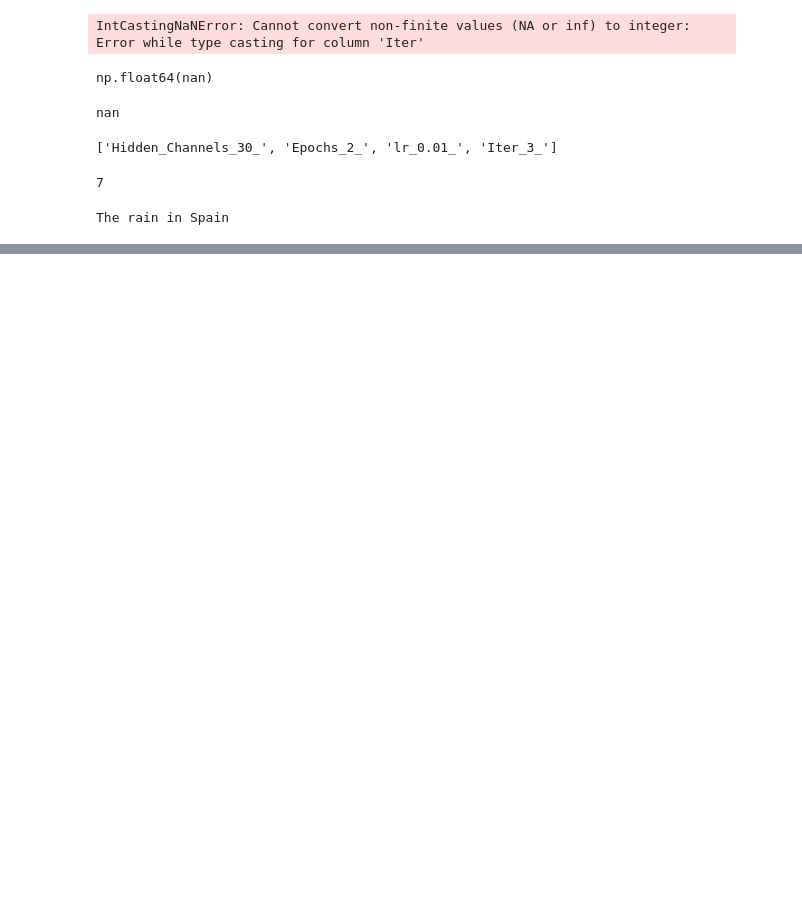
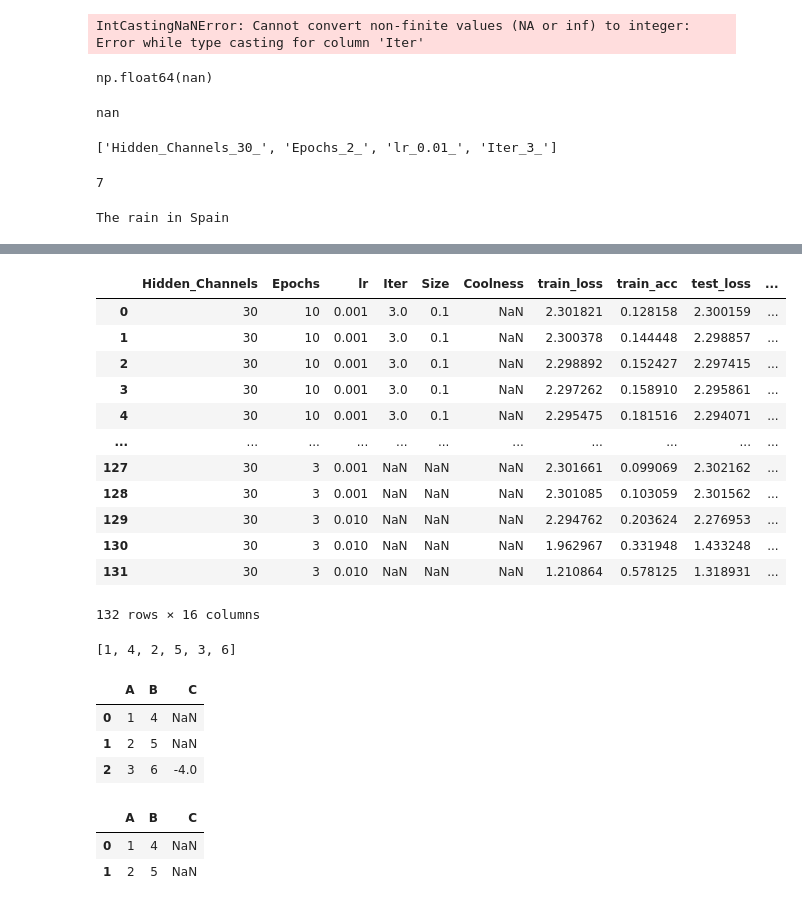
Before and after one commit to Oriol23/CNN-classification, a Jupyter notebook: notebooks/testnotebook.ipynb, the cells around one changed output, grey strips where cells are left out. Saved outputs shown, nothing was run; the diff lists cells and outputs as text; code cells hidden in the pictures; blank space fills up the shorter version.

```diff
--- a/notebooks/testnotebook.ipynb
+++ b/notebooks/testnotebook.ipynb
@@ -1148,0 +1232,22 @@ The rain in Spain
+# %%
+res_new
+# %% [output]
+|  | Hidden_Channels | Epochs | lr | Iter | Size | Coolness | train_loss | train_acc | test_loss | ... |
+| 0 | 30 | 10 | 0.001 | 3.0 | 0.1 | NaN | 2.301821 | 0.128158 | 2.300159 | ... |
+| 1 | 30 | 10 | 0.001 | 3.0 | 0.1 | NaN | 2.300378 | 0.144448 | 2.298857 | ... |
+| 2 | 30 | 10 | 0.001 | 3.0 | 0.1 | NaN | 2.298892 | 0.152427 | 2.297415 | ... |
+| 3 | 30 | 10 | 0.001 | 3.0 | 0.1 | NaN | 2.297262 | 0.158910 | 2.295861 | ... |
+| 4 | 30 | 10 | 0.001 | 3.0 | 0.1 | NaN | 2.295475 | 0.181516 | 2.294071 | ... |
+| ... | ... | ... | ... | ... | ... | ... | ... | ... | ... | ... |
+| 127 | 30 | 3 | 0.001 | NaN | NaN | NaN | 2.301661 | 0.099069 | 2.302162 | ... |
+| 128 | 30 | 3 | 0.001 | NaN | NaN | NaN | 2.301085 | 0.103059 | 2.301562 | ... |
+| 129 | 30 | 3 | 0.010 | NaN | NaN | NaN | 2.294762 | 0.203624 | 2.276953 | ... |
+| 130 | 30 | 3 | 0.010 | NaN | NaN | NaN | 1.962967 | 0.331948 | 1.433248 | ... |
+| 131 | 30 | 3 | 0.010 | NaN | NaN | NaN | 1.210864 | 0.578125 | 1.318931 | ... |
+132 rows × 16 columns
+# %%
+A = [1,2,3]
+B = [4,5,6]
+[val for pair in zip(A, B) for val in pair]
+# %% [output]
+[1, 4, 2, 5, 3, 6]
@@ -1148,0 +1261,17 @@ The rain in Spain
+# %%
+res
+# %% [output]
+|  | A | B | C |
+| 0 | 1 | 4 | NaN |
+| 1 | 2 | 5 | NaN |
+| 2 | 3 | 6 | -4.0 |
+# %%
+import numpy as np
+chosen = [-4]
+one = res.query(f"C == {chosen}")
+two = res[np.isnan(res["C"])]
+output = pd.concat([one,two],ignore_index=True)
+# %% [output]
+|  | A | B | C |
+| 0 | 1 | 4 | NaN |
+| 1 | 2 | 5 | NaN |
```
Also changed, not shown: parts of 18 cells of this notebook, 1 other file.
